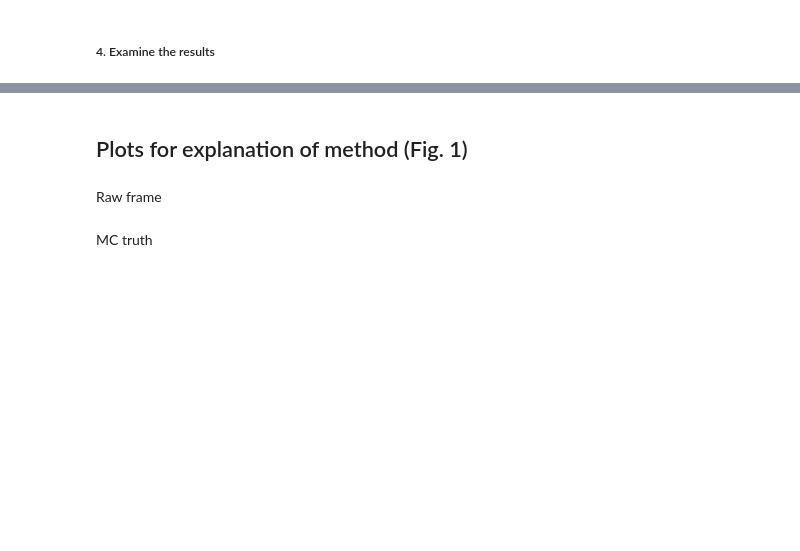
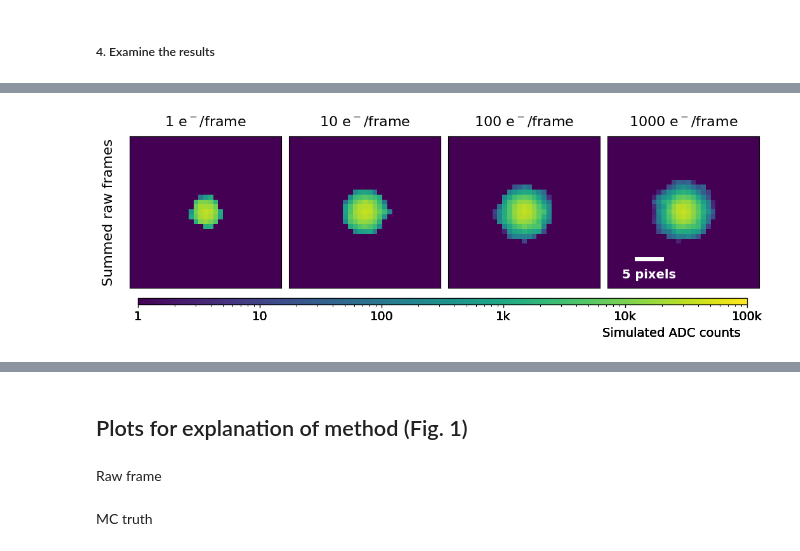
Before and after one commit to jerenner/backpropcount, a Jupyter notebook: notebooks/FIG1_2_simulation.ipynb, the cells around one changed output, grey strips where cells are left out. Cells and saved outputs as stored; diff of their text form; code cells hidden in the pictures; blank space fills up the shorter version.

```diff
--- a/notebooks/FIG1_2_simulation.ipynb
+++ b/notebooks/FIG1_2_simulation.ipynb
@@ -1243,0 +1210,85 @@ Summing 10 frames...
+# %%
+def plot_raw_frames(raw_files, occupancies, nframes_occupancies, baseline=20, frame_size=101, x_range=None, y_range=None):
+    """
+    Plots the raw frames
+    """
+    n_occupancies = len(raw_files)
+
+    fig, axs = plt.subplots(1, n_occupancies, figsize=(3.2 * n_occupancies, 10.0), gridspec_kw={'hspace': 0.05, 'wspace': 0.05})
+    fig.subplots_adjust(hspace=0.4)
+    colorbar_vmax = 100000
+
+    # Iterate over each occupancy
+    for idx in range(n_occupancies):
+
+        # Load data for the current occupancy
+        raw_file = raw_files[idx]
+
+        # Get the MC truth from the raw file and sum all hits
+        with h5py.File(raw_file, 'r') as h5file:
+            raw_frames = np.array(h5file['/frames'][:]).astype(float)
+        summed_raw_frames = np.sum(raw_frames-baseline,axis=0)
+
+        # Determine the zoom range (default is full range)
+        if x_range is None:
+            x_range = (0, frame_size)
+        if y_range is None:
+            y_range = (0, frame_size)
+
+        # Apply zoom
+        summed_raw_frames_zoomed = summed_raw_frames[y_range[0]:y_range[1], x_range[0]:x_range[1]]
+
+        # summed_mc_truth_zoomed/nframes_occupancies[idx] for normalized counts
+        im0 = axs[idx].imshow(summed_raw_frames_zoomed, cmap=viridis2, origin='lower', interpolation='none', extent=(x_range[0]-frame_size/2, x_range[1]-frame_size/2, y_range[0]-frame_size/2, y_range[1]-frame_size/2), rasterized=True, norm=LogNorm(vmin=1, vmax=colorbar_vmax))
+        im0.set_rasterized(True)
+        axs[idx].set_title(f'{occupancies_names[idx]} e$^-$/frame', fontsize=16, pad=12)
+        axs[idx].xaxis.set_visible(False)
+        axs[idx].yaxis.set_visible(False)
+
+        if(idx == 0):
+            axs[idx].set_ylabel('y-pixel',fontsize=16)
+            axs[idx].text(-0.18, 0.5, 'Summed raw frames', transform=axs[idx].transAxes, fontsize=16, rotation=90, va='center')
+        axs[idx].tick_params(axis='both', which='major', labelsize=16)
+
+        # Add scale bar to the far right plot
+        if (idx == (n_occupancies - 1)):
+            scale_bar_length = 5  # Length in pixels
+            scale_bar_start_x = x_range[0] - frame_size / 2 + 6
+            scale_bar_start_y = y_range[0] - frame_size / 2 + 6
+            axs[idx].plot([scale_bar_start_x, scale_bar_start_x + scale_bar_length],
+                             [scale_bar_start_y, scale_bar_start_y], color='white', lw=5)
+            axs[idx].text(scale_bar_start_x + scale_bar_length / 2, scale_bar_start_y - 2, "5 pixels",
+                             color='white', fontsize=14, fontweight="bold", ha='center', va='top')
+
+        # Custom label formatter to show labels in increments of 10
+        def label_formatter(value, pos):
+            if value % 10 == 0:
+                return f"{value:.0f}"
+            return ""  # Skip other labels
+
+        axs[idx].yaxis.set_major_formatter(FuncFormatter(label_formatter))
+
+        # Add a single horizontal colorbar below the plots
+        cbar_ax = fig.add_axes([0.135, 0.35, 0.75, 0.01])  # Adjust position and size (left, bottom, width, height)
+        cbar = fig.colorbar(im0, cax=cbar_ax, orientation='horizontal')
+        cbar.set_ticks([1, 10, 100, 1000, 10000, 100000])
+        cbar.set_ticklabels(['1', '10', '100', '1k', '10k', '100k'])
+        cbar.ax.tick_params(labelsize=14, direction='out')  # Adjust tick size and direction
+        cbar.ax.text(0.99, -4.5, 'Simulated ADC counts', fontsize=14, transform=cbar_ax.transAxes, ha='right', va='center')
+
+
+    plt.savefig("raw_frames.svg",bbox_inches='tight',dpi=600,transparent=False)
+
+# Example usage with multiple occupancy files
+raw_files =              [f'frames_occupancy_{occ}.h5' for occ in occupancies_names]
+plot_raw_frames(
+    raw_files=raw_files,
+    occupancies=occupancies,
+    nframes_occupancies=nframes_occupancies,
+    baseline=baseline,
+    frame_size=frame_size,
+    x_range=[int((frame_size-1)/2)-15,int((frame_size-1)/2)+16],
+    y_range=[int((frame_size-1)/2)-15,int((frame_size-1)/2)+16]
+)
+# %% [output]
+[figure, added]
```
Also changed, not shown: parts of 16 cells of this notebook.
